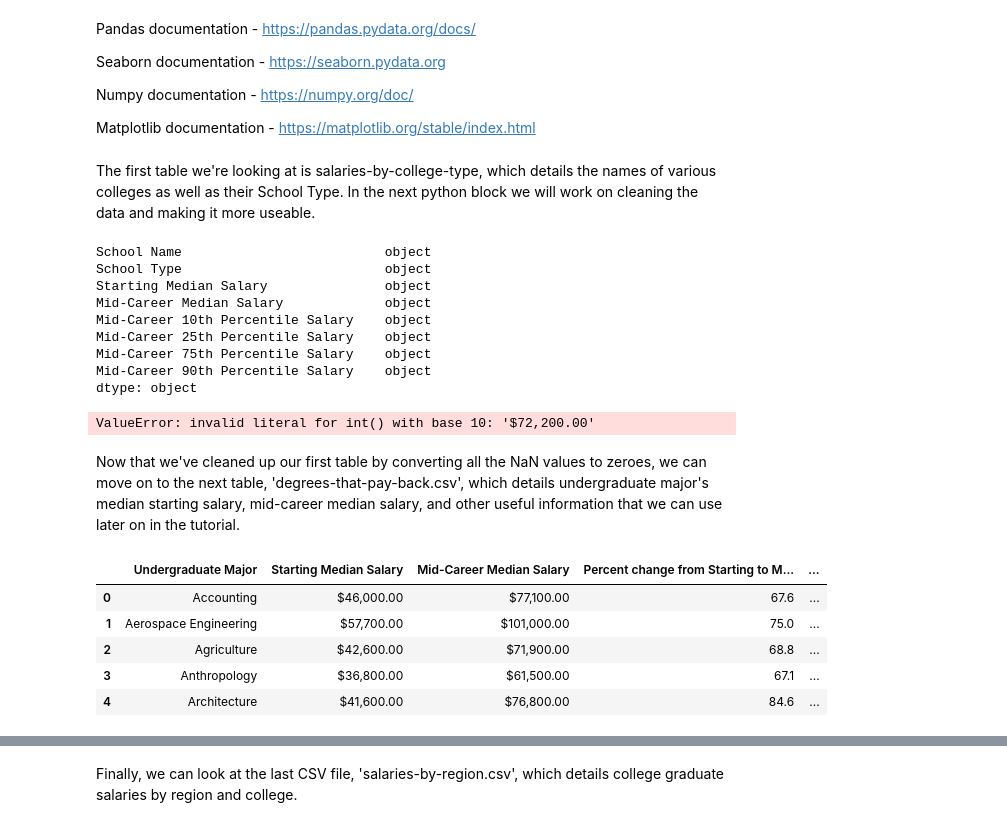
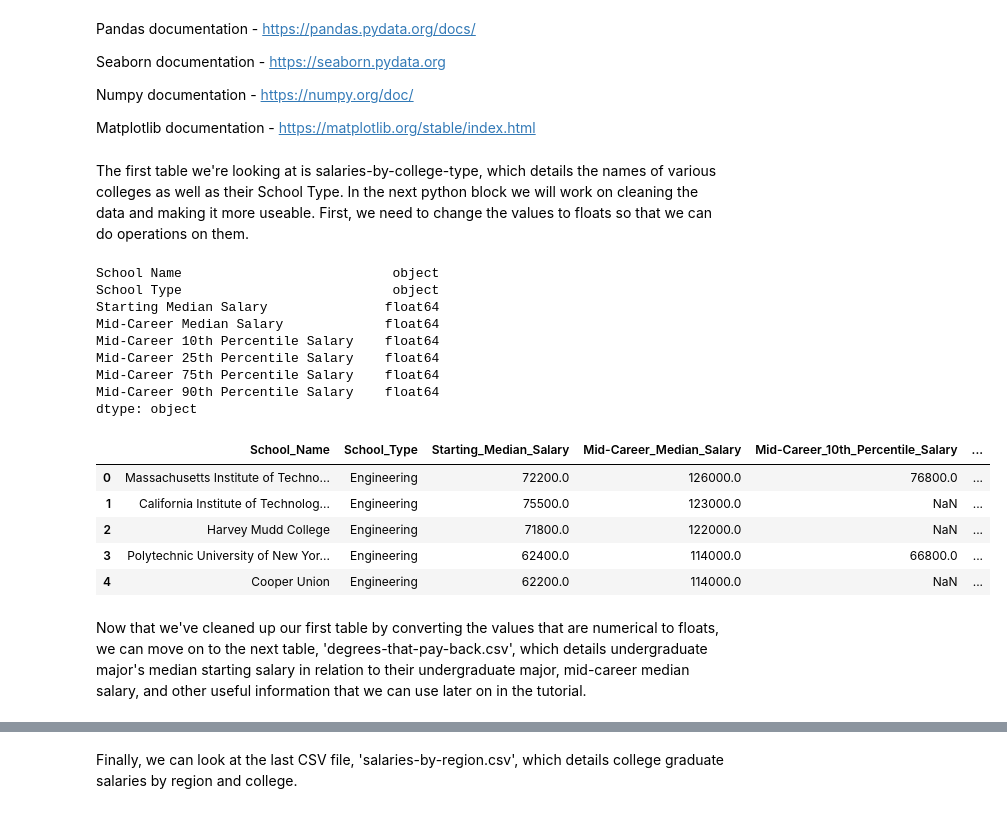
Before and after one commit to anshvnm/Careers, a Jupyter notebook: finalproject.ipynb, the cells around one changed output, grey strips where cells are left out. Cells and saved outputs as stored; diff of their text form; code cells hidden in the pictures.

```diff
--- a/finalproject.ipynb
+++ b/finalproject.ipynb
@@ -29,39 +29,40 @@ import statsmodels.api as stm
 import matplotlib.pyplot as plt
 from matplotlib.pyplot import figure
 # %% [markdown]
-The first table we're looking at is salaries-by-college-type, which details the names of various colleges as well as their School Type. In the next python block we will work on cleaning the data and making it more useable.
+The first table we're looking at is salaries-by-college-type, which details the names of various colleges as well as their School Type. In the next python block we will work on cleaning the data and making it more useable. First, we need to change the values to floats so that we can do operations on them.
 # %%
 df_by_colleges = pd.read_csv('salaries-by-college-type.csv')
 #Getting rid of all of the NaN values and replacing them with 0 to make calculations doable.
 #df1 = df1.fillna(0)
-df_by_colleges = df_by_colleges.replace('$', '')
+
+#Getting rid of $ signs as well as commas so that we can convert values to floats.
+for (columnName, columnData) in df_by_colleges.iteritems():
+    df_by_colleges[columnName] = df_by_colleges[columnName].str.replace('$','')
+    df_by_colleges[columnName] = df_by_colleges[columnName].str.replace(',', '')
+df_by_colleges = df_by_colleges.astype({'Starting Median Salary':'float', 'Mid-Career Median Salary': 'float', 'Mid-Career 10th Percentile Salary': 'float', 'Mid-Career 25th Percentile Salary':'float',
+'Mid-Career 75th Percentile Salary':'float', 'Mid-Career 90th Percentile Salary':'float'})
+
 print(df_by_colleges.dtypes)
+
 #Might want better names here, I couldn't think of anything for now.
 df_by_colleges = df_by_colleges.rename(columns = {'School Name':'School_Name','School Type':'School_Type','Starting Median Salary':'Starting_Median_Salary', 'Mid-Career Median Salary':'Mid-Career_Median_Salary', 'Mid-Career 10th Percentile Salary':'Mid-Career_10th_Percentile_Salary',
 'Mid-Career 25th Percentile Salary':'Mid-Career_25th_Percentile_Salary', 'Mid-Career 75th Percentile Salary':'Mid-Career_75th_Percentile_Salary', 'Mid-Career 90th Percentile Salary':'Mid-Career_90th_Percentile_Salary'})
 df_by_colleges.head()
 # %% [output]
-School Name                          object
-School Type                          object
-Starting Median Salary               object
-Mid-Career Median Salary             object
-Mid-Career 10th Percentile Salary    object
-Mid-Career 25th Percentile Salary    object
-Mid-Career 75th Percentile Salary    object
-Mid-Career 90th Percentile Salary    object
+School Name                           object
+School Type                           object
+Starting Median Salary               float64
+Mid-Career Median Salary             float64
+Mid-Career 10th Percentile Salary    float64
+Mid-Career 25th Percentile Salary    float64
+Mid-Career 75th Percentile Salary    float64
+Mid-Career 90th Percentile Salary    float64
 dtype: object
-ValueError: invalid literal for int() with base 10: '$72,200.00'
+|  | School_Name | School_Type | Starting_Median_Salary | Mid-Career_Median_Salary | Mid-Career_10th_Percentile_Salary | ... |
+| 0 | Massachusetts Institute of Techno... | Engineering | 72200.0 | 126000.0 | 76800.0 | ... |
+| 1 | California Institute of Technolog... | Engineering | 75500.0 | 123000.0 | NaN | ... |
+| 2 | Harvey Mudd College | Engineering | 71800.0 | 122000.0 | NaN | ... |
+| 3 | Polytechnic University of New Yor... | Engineering | 62400.0 | 114000.0 | 66800.0 | ... |
+| 4 | Cooper Union | Engineering | 62200.0 | 114000.0 | NaN | ... |
 # %% [markdown]
-Now that we've cleaned up our first table by converting all the NaN values to zeroes, we can move on to the next table, 'degrees-that-pay-back.csv', which details undergraduate major's median starting salary, mid-career median salary, and other useful information that we can use later on in the tutorial.
+Now that we've cleaned up our first table by converting the values that are numerical to floats, we can move on to the next table, 'degrees-that-pay-back.csv', which details undergraduate major's median starting salary in relation to their undergraduate major, mid-career median salary, and other useful information that we can use later on in the tutorial.
-# %%
-df_by_major = pd.read_csv('degrees-that-pay-back.csv')
-#Getting rid of all of the NaN values and replacing them with 0 to make calculations doable.
-#df_by_major = df_by_major.fillna(0)
-df_by_major.head()
-# %% [output]
-|  | Undergraduate Major | Starting Median Salary | Mid-Career Median Salary | Percent change from Starting to M... | ... |
-| 0 | Accounting | $46,000.00 | $77,100.00 | 67.6 | ... |
-| 1 | Aerospace Engineering | $57,700.00 | $101,000.00 | 75.0 | ... |
-| 2 | Agriculture | $42,600.00 | $71,900.00 | 68.8 | ... |
-| 3 | Anthropology | $36,800.00 | $61,500.00 | 67.1 | ... |
-| 4 | Architecture | $41,600.00 | $76,800.00 | 84.6 | ... |
```
Also changed, not shown: parts of 5 cells of this notebook.
